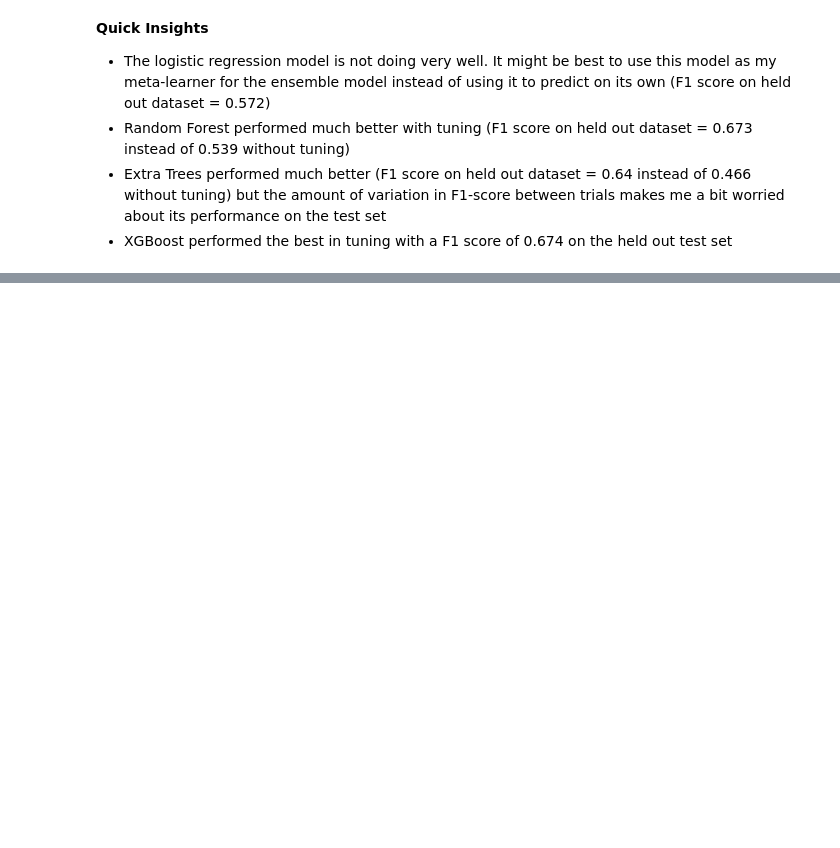
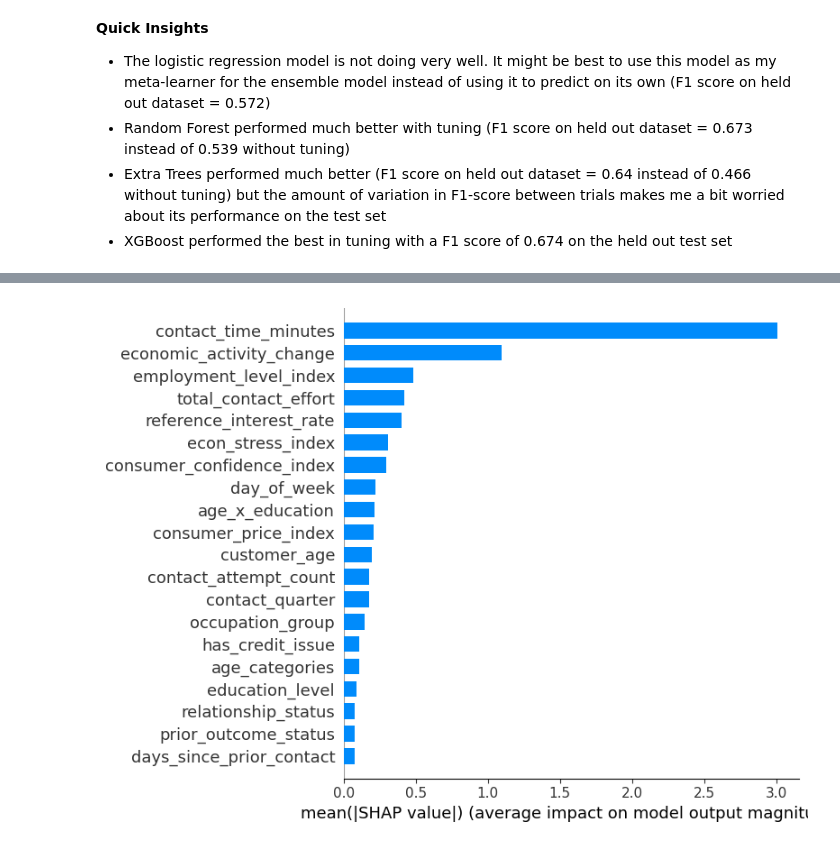
Before and after one commit to donya-beh/GSB-545, a Jupyter notebook: Midterm/Midterm_notebook.ipynb, the cells around one changed output, grey strips where cells are left out. Saved outputs shown, nothing was run; the diff lists cells and outputs as text; code cells hidden in the pictures; blank space fills up the shorter version.

```diff
--- a/Midterm/Midterm_notebook.ipynb
+++ b/Midterm/Midterm_notebook.ipynb
@@ -901,0 +1126,14 @@ weighted avg       0.93      0.91      0.92      6590
+# %%
+#run baseline models with full engineered feature set - XGBoost
+cv_scores_xgb_fe = cross_val_score(xgb_model, X_train_fe, y_train_fe, cv=cv, scoring="f1", n_jobs=-1)
+print(cv_scores_xgb_fe)
+print(cv_scores_xgb_fe.mean())
+print(cv_scores_xgb_fe.std())
+
+xgb_model.fit(X_train_fe, y_train_fe)
+
+#evaluate final model performance on held out test set
+y_pred = xgb_model.predict(X_val_fe)
+print("XGBoost Baseline F1 Score (Full engineered feature set):", f1_score(y_val_fe, y_pred))
+print("Classification Report:")
+print(classification_report(y_val_fe, y_pred))
@@ -901,0 +1346,29 @@ weighted avg       0.93      0.91      0.92      6590
+# %%
+# XGBoost SHAP values on validation set
+xgb_explainer = shap.TreeExplainer(xgb_model)
+xgb_shap_vals = xgb_explainer.shap_values(X_val_fe)
+
+# handle all shape cases: list, 3D array, or already 2D
+if isinstance(xgb_shap_vals, list):
+    xgb_shap_vals = xgb_shap_vals[1]
+elif xgb_shap_vals.ndim == 3:
+    xgb_shap_vals = xgb_shap_vals[:, :, 1]
+
+# confirm 2D
+assert xgb_shap_vals.ndim == 2, f"Expected 2D SHAP array, got shape {xgb_shap_vals.shape}"
+
+# global feature importance bar plot
+shap.summary_plot(
+    xgb_shap_vals,
+    X_val_fe,
+    plot_type="bar",
+    plot_size=(8, 6)
+)
+
+# top 10 features by mean absolute SHAP value
+xgb_shap_importance = pd.DataFrame({
+    'feature': X_val_fe.columns,
+    'shap_mean_abs': np.abs(xgb_shap_vals).mean(axis=0)
+}).sort_values('shap_mean_abs', ascending=False)
+# %% [output]
+[figure, added]
```
Also changed, not shown: parts of 38 cells of this notebook.
